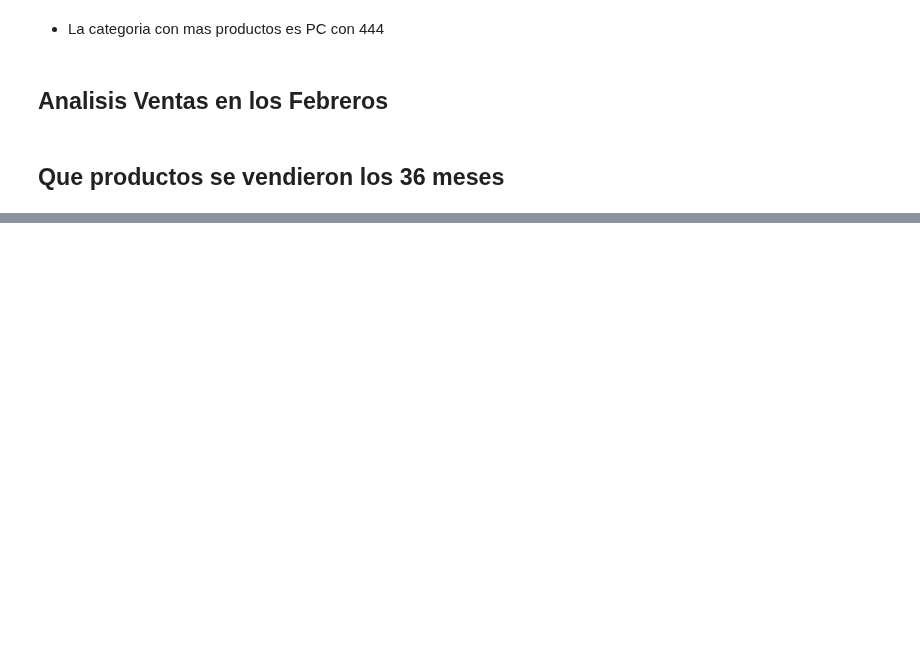
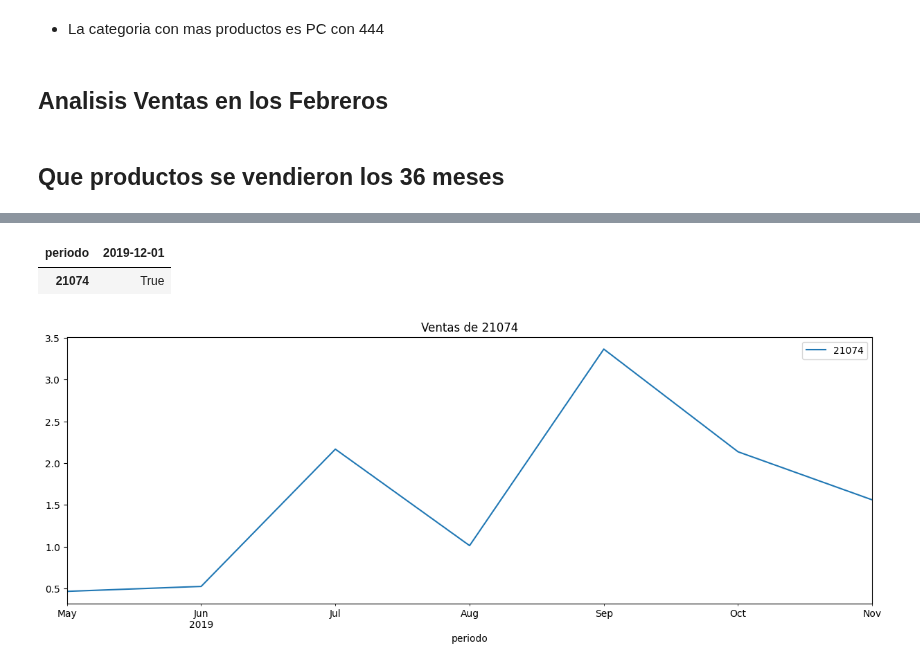
Before and after one commit to AndresMontesDeOca/Laboratorio3, a Jupyter notebook: Experimento.ipynb, the cells around one changed output, grey strips where cells are left out. Saved outputs shown, nothing was run; the diff lists cells and outputs as text; code cells hidden in the pictures; blank space fills up the shorter version.

```diff
--- a/Experimento.ipynb
+++ b/Experimento.ipynb
@@ -4017,7 +4055,11 @@ plot_predictions(data_product, predictions)
 # %%
-# # Tambien pareciera ser que el producto 21074 se dejo de vender en Dic 2019. Deberiamos predecir 0 para Feb 2020?
-# display(null_data.loc['2019-12'].T[null_data.loc['2019-12'].T == True].dropna())
+# Tambien pareciera ser que el producto 21074 se dejo de vender en Dic 2019. Deberiamos predecir 0 para Feb 2020?
+display(null_data.loc['2019-12'].T[null_data.loc['2019-12'].T == True].dropna())
 
-# # Aunque en la grafica no lo parece. Se abra roto la maquina en Dec 2019?
-# group_data(data.query('product_id == "21074"'), "product_id").plot(figsize=(15, 5), title='Ventas de 21074')
-# plt.show()
+# Aunque en la grafica no lo parece. Se abra roto la maquina en Dec 2019?
+group_data(data.query('product_id == "21074"'), "product_id").plot(figsize=(15, 5), title='Ventas de 21074')
+plt.show()
+# %% [output]
+| periodo | 2019-12-01 |
+| 21074 | True |
+[figure, added]
```
Also changed, not shown: parts of 5 cells of this notebook.
